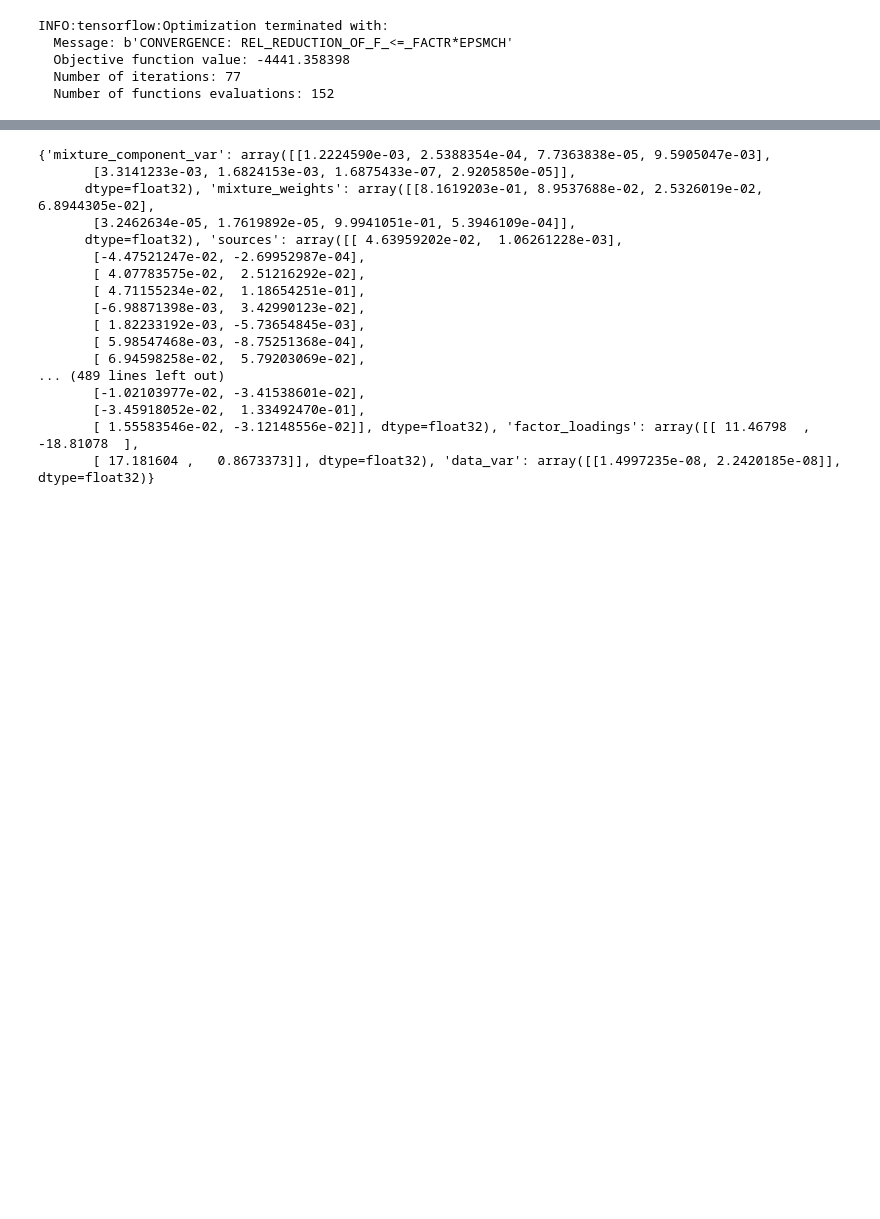
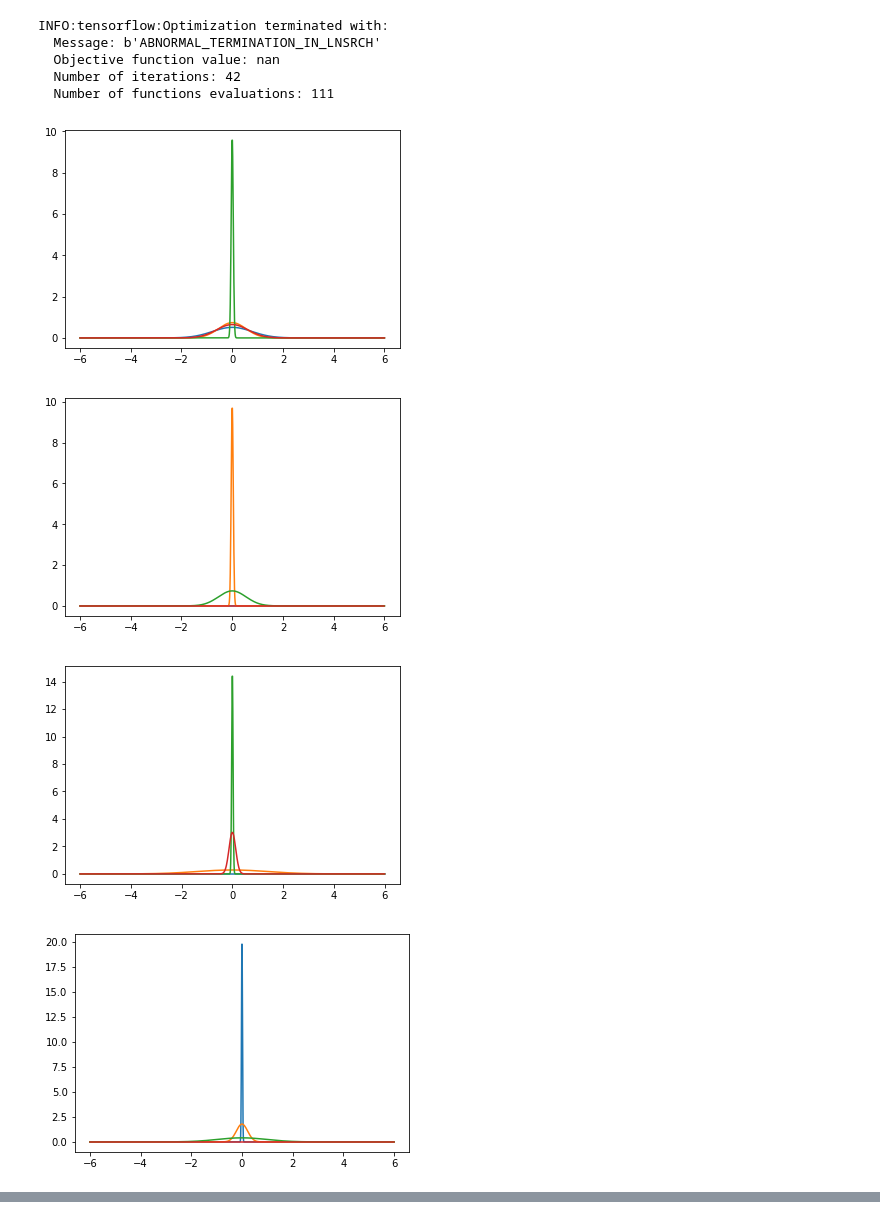
Before and after one commit to deoxyribose/FactOrCluster, a Jupyter notebook: notebooks/cifa_validation.ipynb, the cells around one changed output, grey strips where cells are left out. Saved outputs shown, nothing was run; the diff lists cells and outputs as text; code cells hidden in the pictures; blank space fills up the shorter version.

```diff
--- a/notebooks/cifa_validation.ipynb
+++ b/notebooks/cifa_validation.ipynb
@@ -22,5 +35,4 @@ ifa = Mapper(centeredIndependentFactorAnalysis, 'ifa2', ['data'], n_observations
 # %%
-generated = sess.run(ifa.tape)
 fica = FastICA(n_components=2).fit(generated['data']).mixing_.T
 loss, opt = ifa.map_optimizer(data=generated['data'])
 sess.run(tf.global_variables_initializer())
@@ -28,14 +40,30 @@ sess.run(tf.global_variables_initializer())
 #initial.pop('data')
 #sess.run(ifa.assigner(**initial))
 sess.run(tf.assign(ifa.unconstrained_variables['factor_loadings'], fica))
-#sess.run(tf.assign(ifa.unconstrained_variables['mixture_component_std'], 10*np.ones(ifa.unconstrained_variables['mixture_component_std'].shape)))
-#sess.run(tf.assign(ifa.unconstrained_variables['data_std'], 1e-3*np.ones(ifa.unconstrained_variables['data_std'].shape)))
+sess.run(tf.assign(ifa.unconstrained_variables['mixture_component_var'], generated['data'].var()*np.random.rand(n_sources,n_components_in_mixture)))
+sess.run(tf.assign(ifa.unconstrained_variables['data_var'], 1e-3*np.ones(ifa.unconstrained_variables['data_var'].shape)))
 start = sess.run(ifa.variables)
 #sess.run(tf.assign(ifa.unconstrained_variables['sources'], 2*np.ones(ifa.variable_shapes['sources'])))
 opt.minimize()
 # %% [output]
 INFO:tensorflow:Optimization terminated with:
-  Message: b'CONVERGENCE: REL_REDUCTION_OF_F_<=_FACTR*EPSMCH'
-  Objective function value: -4441.358398
-  Number of iterations: 77
-  Number of functions evaluations: 152
+  Message: b'ABNORMAL_TERMINATION_IN_LNSRCH'
+  Objective function value: nan
+  Number of iterations: 42
+  Number of functions evaluations: 111
+# %%
+testinput = dict(ifa.variables)
+testinput.pop('sources')
+
+plot_source_distributions(generated['mixture_component_var'],sess)
+plot_source_distributions(testinput['mixture_component_var'],sess)
+plt.scatter(*generated['data'].T,alpha=.5)
+plt.show()
+plt.scatter(*generated['data'].T,alpha=.5)
+plt.scatter(*sess.run(centeredIndependentFactorAnalysisTest(1000, 1, **testinput).distribution.sample()).T, alpha=.5)
+plt.show()
+# %% [output]
+[figure, added]
+[figure, added]
+[figure, added]
+[figure, added]
@@ -42,24 +72,5 @@ INFO:tensorflow:Optimization terminated with:
 # %%
 predicted = sess.run(ifa.variables)
-print(predicted)
-# %% [output]
-{'mixture_component_var': array([[1.2224590e-03, 2.5388354e-04, 7.7363838e-05, 9.5905047e-03],
-       [3.3141233e-03, 1.6824153e-03, 1.6875433e-07, 2.9205850e-05]],
-      dtype=float32), 'mixture_weights': array([[8.1619203e-01, 8.9537688e-02, 2.5326019e-02, 6.8944305e-02],
-       [3.2462634e-05, 1.7619892e-05, 9.9941051e-01, 5.3946109e-04]],
-      dtype=float32), 'sources': array([[ 4.63959202e-02,  1.06261228e-03],
-       [-4.47521247e-02, -2.69952987e-04],
-       [ 4.07783575e-02,  2.51216292e-02],
-       [ 4.71155234e-02,  1.18654251e-01],
-       [-6.98871398e-03,  3.42990123e-02],
-       [ 1.82233192e-03, -5.73654845e-03],
-       [ 5.98547468e-03, -8.75251368e-04],
-       [ 6.94598258e-02,  5.79203069e-02],
-... (489 lines left out)
-       [-1.02103977e-02, -3.41538601e-02],
-       [-3.45918052e-02,  1.33492470e-01],
-       [ 1.55583546e-02, -3.12148556e-02]], dtype=float32), 'factor_loadings': array([[ 11.46798  , -18.81078  ],
-       [ 17.181604 ,   0.8673373]], dtype=float32), 'data_var': array([[1.4997235e-08, 2.2420185e-08]], dtype=float32)}
 # %%
 fgen = generated['factor_loadings']
 fpred = predicted['factor_loadings']
```
Also changed, not shown: parts of 23 cells of this notebook, 2 other files.
